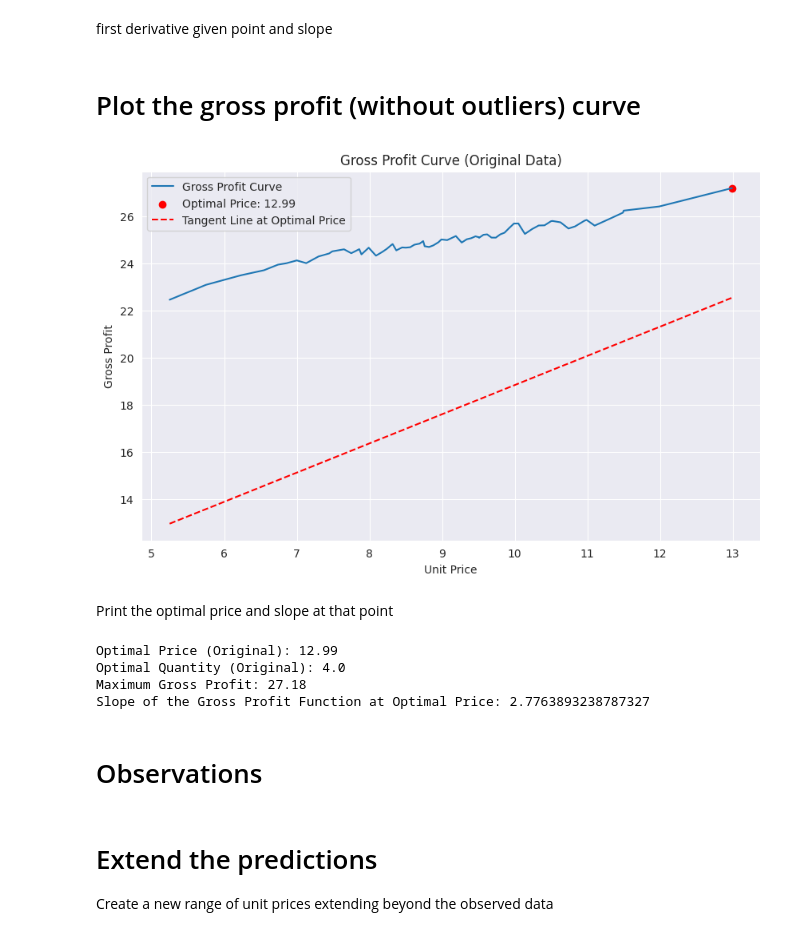
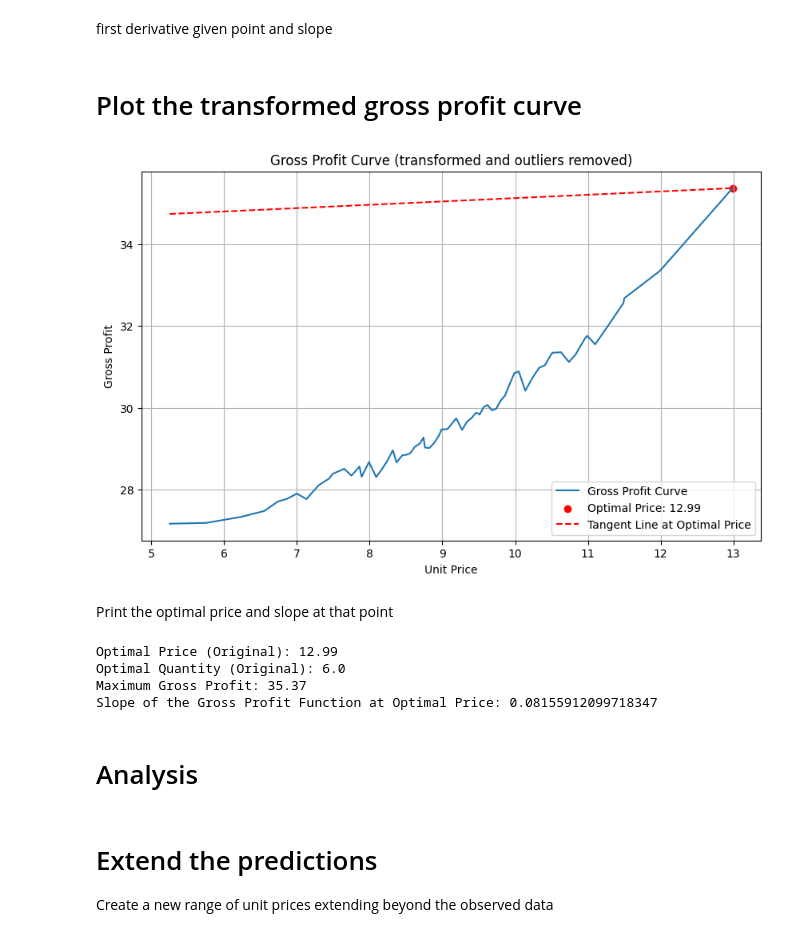
Before and after one commit to mkingopng/Dominos_senior_data_scientist, a Jupyter notebook: src/individuale_SLR_normalised.ipynb, the cells around one changed output. Saved outputs shown, nothing was run; the diff lists cells and outputs as text; code cells hidden in the pictures.

Commit message:
having problems getting the transformed versions working

```diff
--- a/src/individuale_SLR_normalised.ipynb
+++ b/src/individuale_SLR_normalised.ipynb
@@ -242,11 +229,8 @@ optimal_quantity = individuale_df.loc[individuale_df['gross_profit_predictions']
 # %%
+# Define the gross profit function based on the regression model in the original space
 def gross_profit_function(price):
-    """
-    Define the gross profit function based on the regression model
-    :param price:
-    :return:
-    """
-    return (price - mean_cost) * (individuale_result.params['const'] + individuale_result.params['unit_price'] * price)
+    boxcox_price = (price + 1) ** fitted_lambdas['unit_price'] - 1
+    return (price - mean_cost) * (individuale_result.params['const'] + individuale_result.params['BoxCox_unit_price'] * boxcox_price)
 # %% [markdown]
 Calculate the first derivative (slope) at the optimal price
 # %%
@@ -255,56 +239,41 @@ slope_at_optimal_price = derivative_function(optimal_price)
 # %% [markdown]
 first derivative given point and slope
 # %%
-# Given point and slope
-x1, y1 = 18.61, 29.49
-slope = 1.2381578854600968
-intercept = y1 - slope * x1  # Calculate y-intercept
-x_vals = np.linspace(individuale_df['unit_price'].min(), individuale_df['unit_price'].max(), 100)  # Generate x values for the line
-y_vals = slope * x_vals + intercept  # Calculate y values using the line equation
+# fix_me
+x1, y1 = optimal_price, max_gross_profit
+slope = slope_at_optimal_price
+intercept = y1 - slope * x1
+x_vals = np.linspace(individuale_df['unit_price'].min(), individuale_df['unit_price'].max(), 100)
+y_vals = slope * x_vals + intercept
 # %% [markdown]
-# Plot the gross profit (without outliers) curve
+# Plot the transformed gross profit curve
 # %%
 plt.figure(figsize=(10, 6))
-plt.plot(
-    individuale_df['unit_price'],
-    individuale_df['gross_profit_predictions'],
-    label='Gross Profit Curve'
-)
-plt.scatter(
-    optimal_price,
-    max_gross_profit,
-    color='red',
-    label=f'Optimal Price: {optimal_price:.2f}'
-)
-plt.plot(
-    x_vals,
-    y_vals,
-    color='red',
-    linestyle='--',
-    label=f'Tangent Line at Optimal Price'
-)  # fix_me
-plt.title('Gross Profit Curve (Original Data)')
+plt.plot(individuale_df['unit_price'], individuale_df['gross_profit_predictions'], label='Gross Profit Curve')
+plt.scatter(optimal_price, max_gross_profit, color='red', label=f'Optimal Price: {optimal_price:.2f}')
+plt.plot(x_vals, y_vals, color='red', linestyle='--', label=f'Tangent Line at Optimal Price')
+plt.title('Gross Profit Curve (transformed and outliers removed)')
 plt.xlabel('Unit Price')
 plt.ylabel('Gross Profit')
 plt.legend()
 plt.grid(True)
 plt.show()
 # %% [output]
-[figure, old version]
+[figure, new version]
 # %% [markdown]
 Print the optimal price and slope at that point
 # %%
-print(f'Optimal Price (Original): {optimal_price}')
+print(f'Optimal Price (Original): {round(optimal_price, 2)}')
 print(f'Optimal Quantity (Original): {round(optimal_quantity, 0)}')
 print(f'Maximum Gross Profit: {round(max_gross_profit, 2)}')
 print(f'Slope of the Gross Profit Function at Optimal Price: {slope_at_optimal_price}')
 # %% [output]
 Optimal Price (Original): 12.99
-Optimal Quantity (Original): 4.0
-Maximum Gross Profit: 27.18
-Slope of the Gross Profit Function at Optimal Price: 2.7763893238787327
+Optimal Quantity (Original): 6.0
+Maximum Gross Profit: 35.37
+Slope of the Gross Profit Function at Optimal Price: 0.08155912099718347
 # %% [markdown]
-# Observations
+# Analysis
 # %% [markdown]
 # Extend the predictions
 Create a new range of unit prices extending beyond the observed data
```
Also changed, not shown: parts of 41 cells of this notebook, 3 other files.
